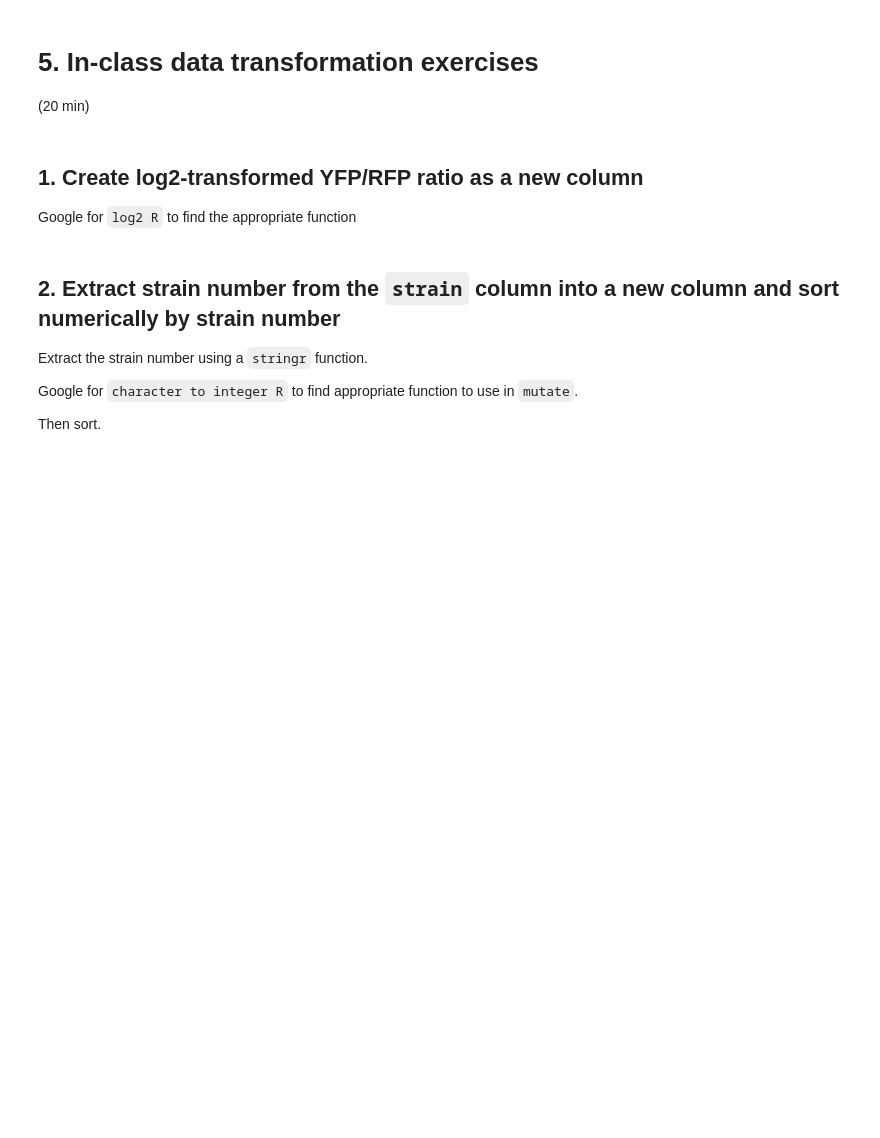
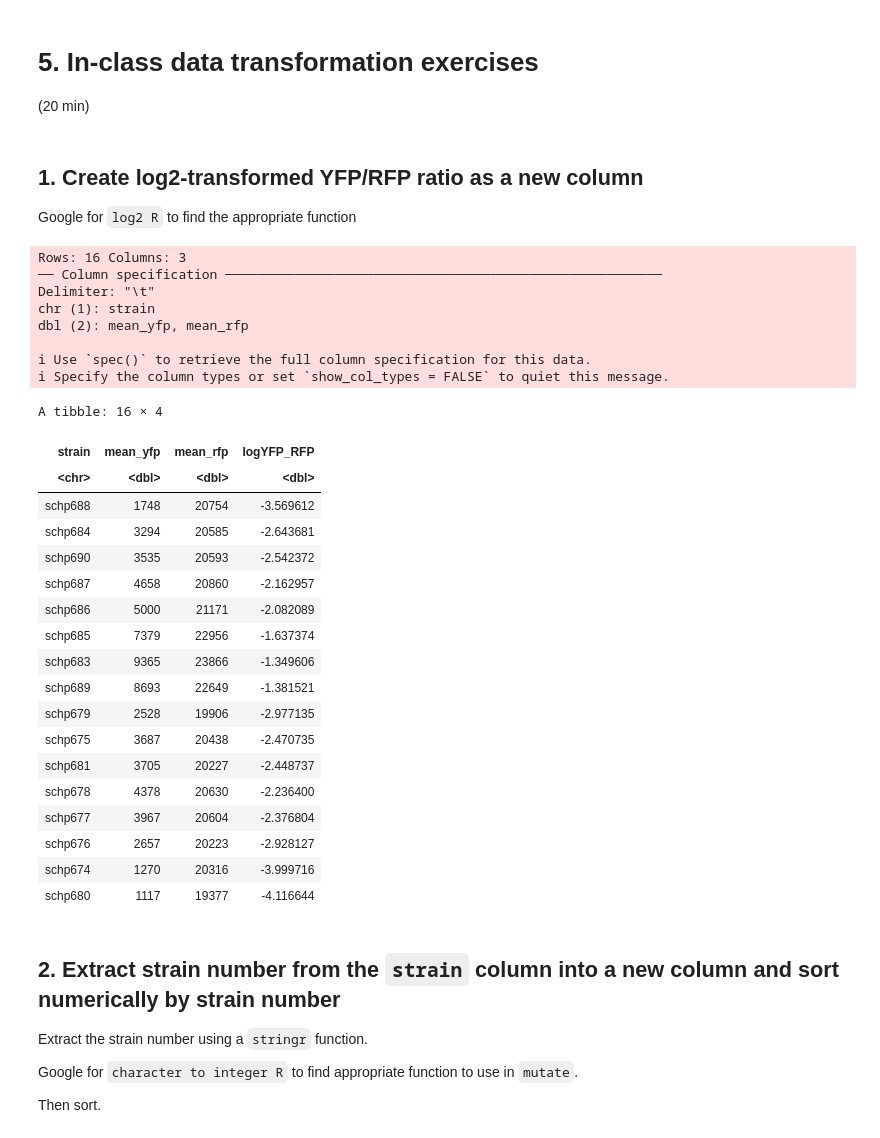
Before and after one commit to boothcl/tfcb_2024, a Jupyter notebook: lectures/lecture12/lecture12.ipynb, the cells around one changed output. Drawn from its saved outputs; the diff is of its cells as text; code cells hidden in the pictures; blank space fills up the shorter version.

```diff
--- a/lectures/lecture12/lecture12.ipynb
+++ b/lectures/lecture12/lecture12.ipynb
@@ -483,7 +748,38 @@ data %>%
 
 Google for `log2 R` to find the appropriate function
 # %%
-data <- read_tsv("data/example_dataset_2.tsv")
+data <- read_tsv("data/example_dataset_2.tsv") %>%
+    mutate(logYFP_RFP = log2(mean_yfp / mean_rfp))
+
+data
+# %% [output]
+Rows: 16 Columns: 3
+── Column specification ────────────────────────────────────────────────────────
+Delimiter: "\t"
+chr (1): strain
+dbl (2): mean_yfp, mean_rfp
+
+ℹ Use `spec()` to retrieve the full column specification for this data.
+ℹ Specify the column types or set `show_col_types = FALSE` to quiet this message.
+A tibble: 16 × 4
+| strain | mean_yfp | mean_rfp | logYFP_RFP |
+| <chr> | <dbl> | <dbl> | <dbl> |
+| schp688 | 1748 | 20754 | -3.569612 |
+| schp684 | 3294 | 20585 | -2.643681 |
+| schp690 | 3535 | 20593 | -2.542372 |
+| schp687 | 4658 | 20860 | -2.162957 |
+| schp686 | 5000 | 21171 | -2.082089 |
+| schp685 | 7379 | 22956 | -1.637374 |
+| schp683 | 9365 | 23866 | -1.349606 |
+| schp689 | 8693 | 22649 | -1.381521 |
+| schp679 | 2528 | 19906 | -2.977135 |
+| schp675 | 3687 | 20438 | -2.470735 |
+| schp681 | 3705 | 20227 | -2.448737 |
+| schp678 | 4378 | 20630 | -2.236400 |
+| schp677 | 3967 | 20604 | -2.376804 |
+| schp676 | 2657 | 20223 | -2.928127 |
+| schp674 | 1270 | 20316 | -3.999716 |
+| schp680 | 1117 | 19377 | -4.116644 |
 # %% [markdown]
 ## 2. Extract strain number from the `strain` column into a new column and sort numerically by strain number
 
```
Also changed, not shown: parts of 35 cells of this notebook.
